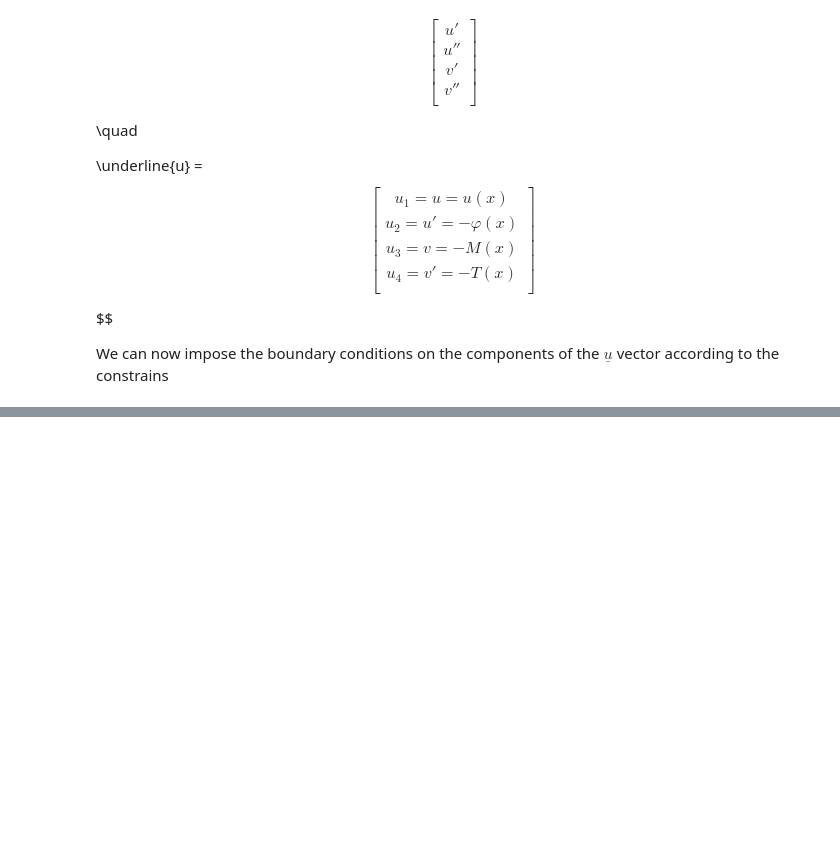
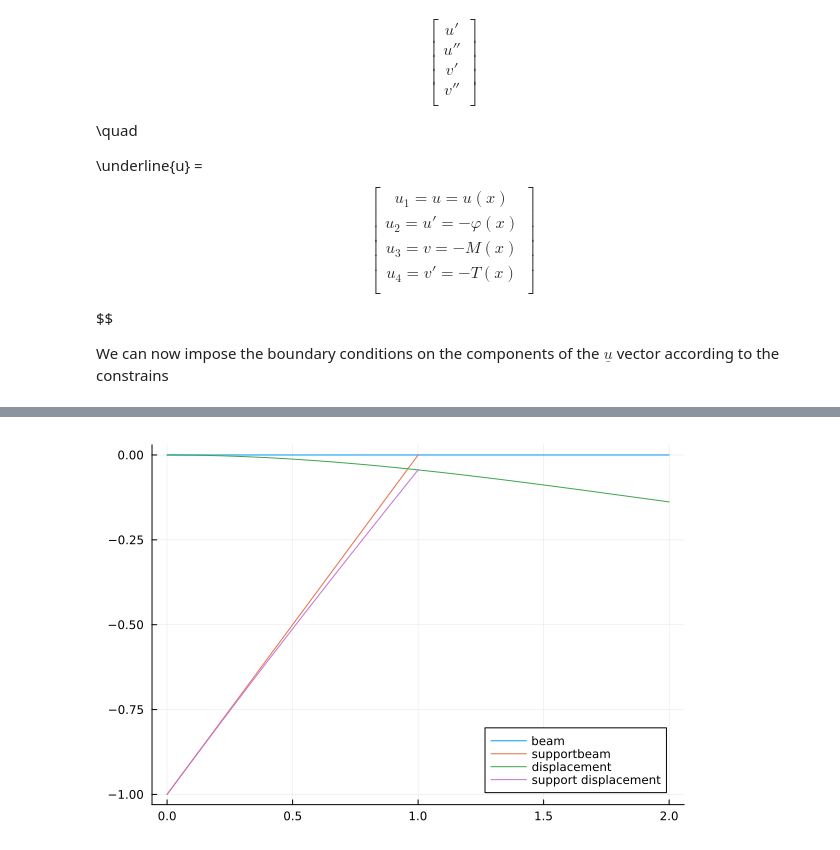
Before and after one commit to Kstreme/ENSAM-TUD01_G1, a Jupyter notebook: scripts cosimo/scripts.ipynb, the cells around one changed output, grey strips where cells are left out. Saved outputs shown, nothing was run; the diff lists cells and outputs as text; code cells hidden in the pictures; blank space fills up the shorter version.

```diff
--- a/scripts cosimo/scripts.ipynb
+++ b/scripts cosimo/scripts.ipynb
@@ -445,0 +577,81 @@ plot!(u_sol.t,0.0005*(EJ.(u_sol.t)),label="stifness")
+# %%
+A=1
+x0=0.9
+sigma=0.001
+
+q(x)=A*(exp(-(x-x0)^2/sigma))
+
+
+E(x)= 1              #young module equation
+J(x)= 1                     #inertia equation
+EJ(x)= E(x)*J(x)        #stiffness
+
+f1(x)=0
+f2(x)=q(x)
+f3(x)=0
+
+alpha=pi/4
+l=1/cos(alpha)
+y03=l*sin(alpha)
+
+
+function beam!(du,u,p,x)
+    du[1]=u[2]
+    du[2]=u[3]/EJ(x)
+    du[3]=u[4]
+    du[4]=f1(x)
+
+    du[4+1]=u[4+2]
+    du[4+2]=u[4+3]/EJ(x)
+    du[4+3]=u[4+4]
+    du[4+4]=f2(x)
+
+    du[8+1]=u[8+2]
+    du[8+2]=u[8+3]/EJ(x)
+    du[8+3]=u[8+4]
+    du[8+4]=f3(x)
+end
+
+
+function bc!(residual,u,p,x)
+    residual[1]= u[1][1]
+    residual[2]= u[1][2]
+    residual[3]= u[end][1] - u[1][4+1]
+    residual[4]= u[end][2] - u[1][4+2]
+
+    residual[5]= u[end][3] - u[1][4+3]
+    residual[6]= u[end][4] - u[1][4+4]
+    residual[7]= u[end][4+3]
+    residual[8]= u[end][4+4]
+
+    residual[9]= u[1][8+1]
+    residual[10]= u[1][8+2]
+    residual[11]= u[end][8+1] - u[end][1]
+    residual[12]= u[end][8+2] - (u[end][2])
+end
+
+xspan=(0.0 , 1.0)
+
+bvp= BVProblem(beam!,bc!,[0.,0.,0.,0.,0.,0.,0.,0.,y03,alpha,0.,0.],xspan)
+u_sol= solve(bvp,MIRK4(),dt = 0.01)
+
+x_dis1=u_sol.t
+x_dis2=u_sol.t .+ 1
+x_dis= vcat(x_dis1,x_dis2)
+
+u_dis1= -u_sol[1,:]
+u_dis2= -u_sol[4+1,:]
+u_dis= vcat(u_dis1,u_dis2)
+
+display(u_dis[end])
+
+x_dis3= x_dis1
+b_dis3= -y03 .+ tan(alpha).*x_dis3
+u_dis3= b_dis3-u_sol[8+1,:]
+
+plot(x_dis,0*x_dis,label="beam")
+plot!(x_dis3,b_dis3,label="supportbeam")
+
+plot!(x_dis,u_dis,label="displacement")
+plot!(x_dis3,u_dis3,label="support displacement")
+# %% [output]
@@ -445,0 +659 @@ plot!(u_sol.t,0.0005*(EJ.(u_sol.t)),label="stifness")
+[figure, added]
```
Also changed, not shown: parts of 14 cells of this notebook.
